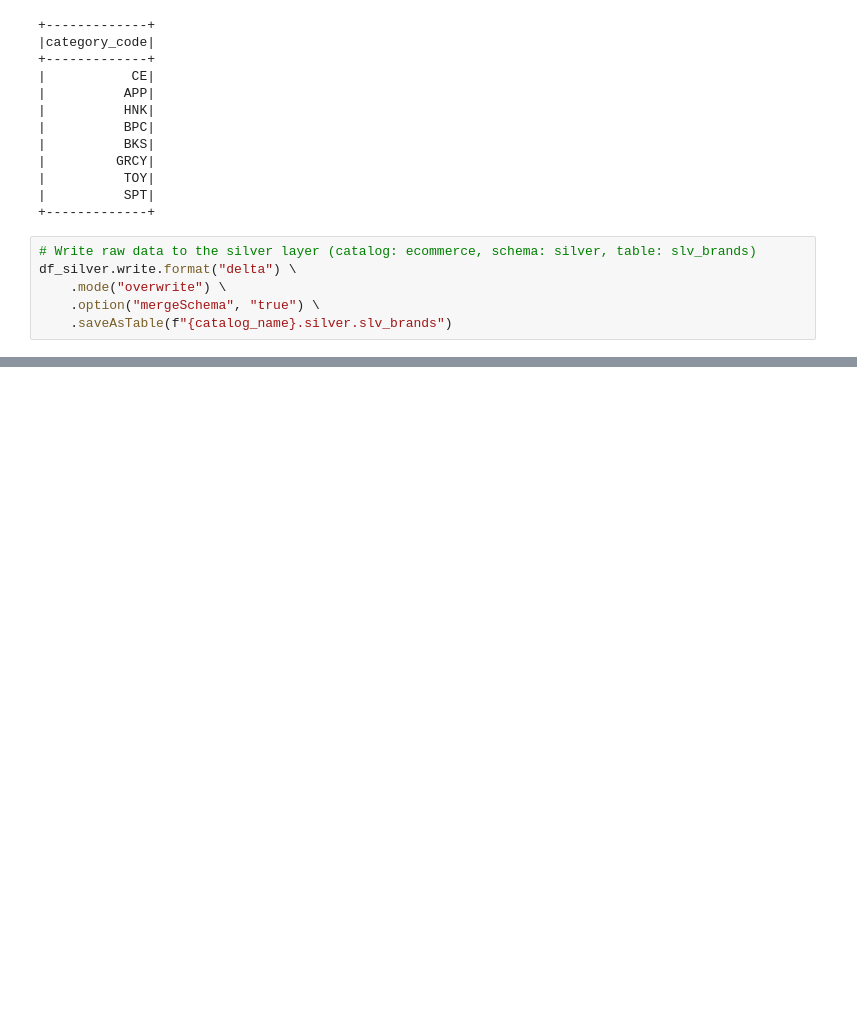
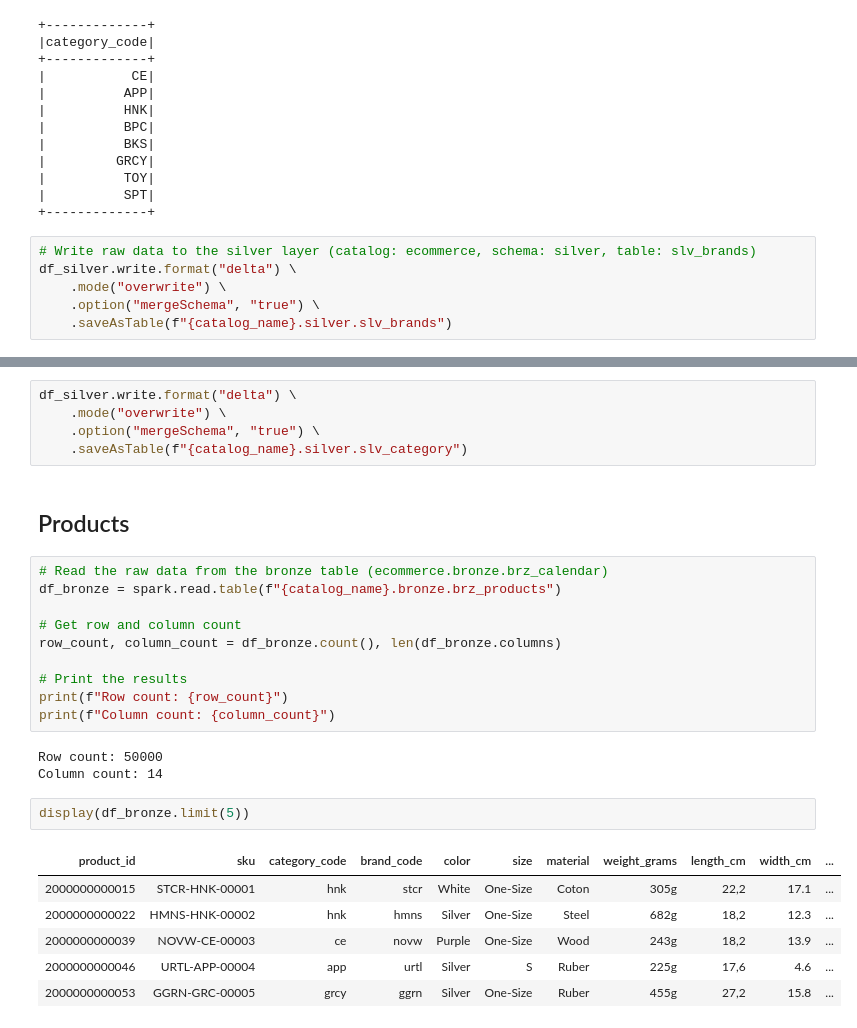
Before and after one commit to ggauravp/Databricks-PySpark, a Jupyter notebook: docs/e_commerce/1_medallion_process_dim/2_dim_silver.ipynb, the cells around one changed output, grey strips where cells are left out. Saved outputs shown, nothing was run; the diff lists cells and outputs as text; blank space fills up the shorter version.

Commit message:
silver_category

```diff
--- a/docs/e_commerce/1_medallion_process_dim/2_dim_silver.ipynb
+++ b/docs/e_commerce/1_medallion_process_dim/2_dim_silver.ipynb
@@ -116,0 +176,29 @@ df_silver.write.format("delta") \
+# %%
+df_silver.write.format("delta") \
+    .mode("overwrite") \
+    .option("mergeSchema", "true") \
+    .saveAsTable(f"{catalog_name}.silver.slv_category")
+# %% [markdown]
+## Products
+# %%
+# Read the raw data from the bronze table (ecommerce.bronze.brz_calendar)
+df_bronze = spark.read.table(f"{catalog_name}.bronze.brz_products")
+
+# Get row and column count
+row_count, column_count = df_bronze.count(), len(df_bronze.columns)
+
+# Print the results
+print(f"Row count: {row_count}")
+print(f"Column count: {column_count}")
+# %% [output]
+Row count: 50000
+Column count: 14
+# %%
+display(df_bronze.limit(5))
+# %% [output]
+| product_id | sku | category_code | brand_code | color | size | material | weight_grams | length_cm | width_cm | ... |
+| 2000000000015 | STCR-HNK-00001 | hnk | stcr | White | One-Size | Coton | 305g | 22,2 | 17.1 | ... |
+| 2000000000022 | HMNS-HNK-00002 | hnk | hmns | Silver | One-Size | Steel | 682g | 18,2 | 12.3 | ... |
+| 2000000000039 | NOVW-CE-00003 | ce | novw | Purple | One-Size | Wood | 243g | 18,2 | 13.9 | ... |
+| 2000000000046 | URTL-APP-00004 | app | urtl | Silver | S | Ruber | 225g | 17,6 | 4.6 | ... |
+| 2000000000053 | GGRN-GRC-00005 | grcy | ggrn | Silver | One-Size | Ruber | 455g | 27,2 | 15.8 | ... |
```
Also changed, not shown: parts of 16 cells of this notebook.
